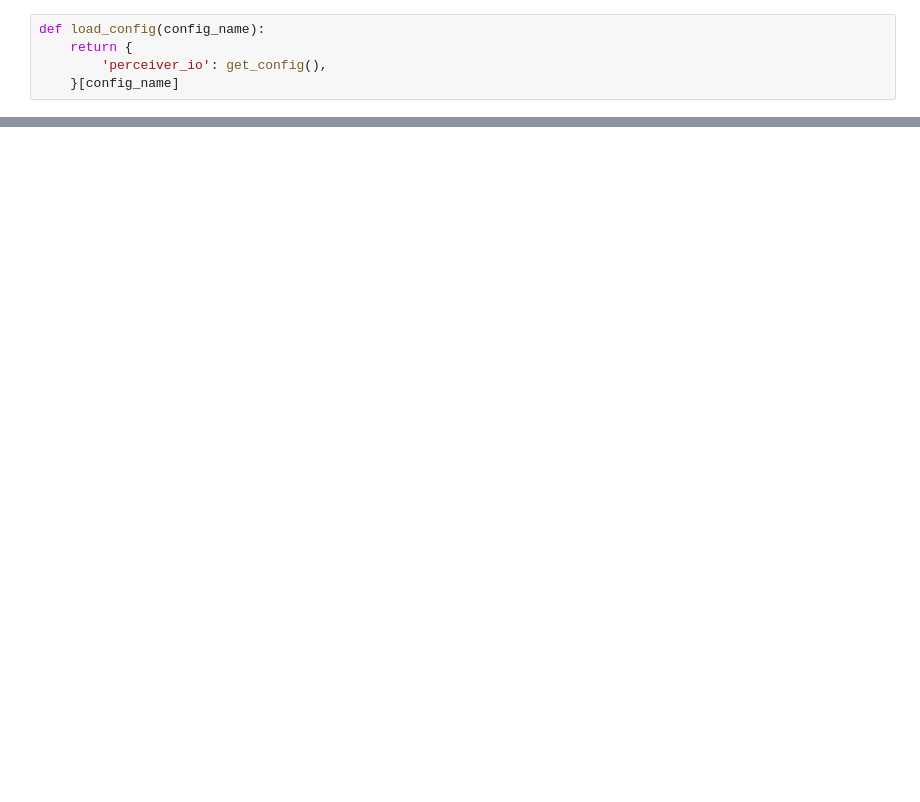
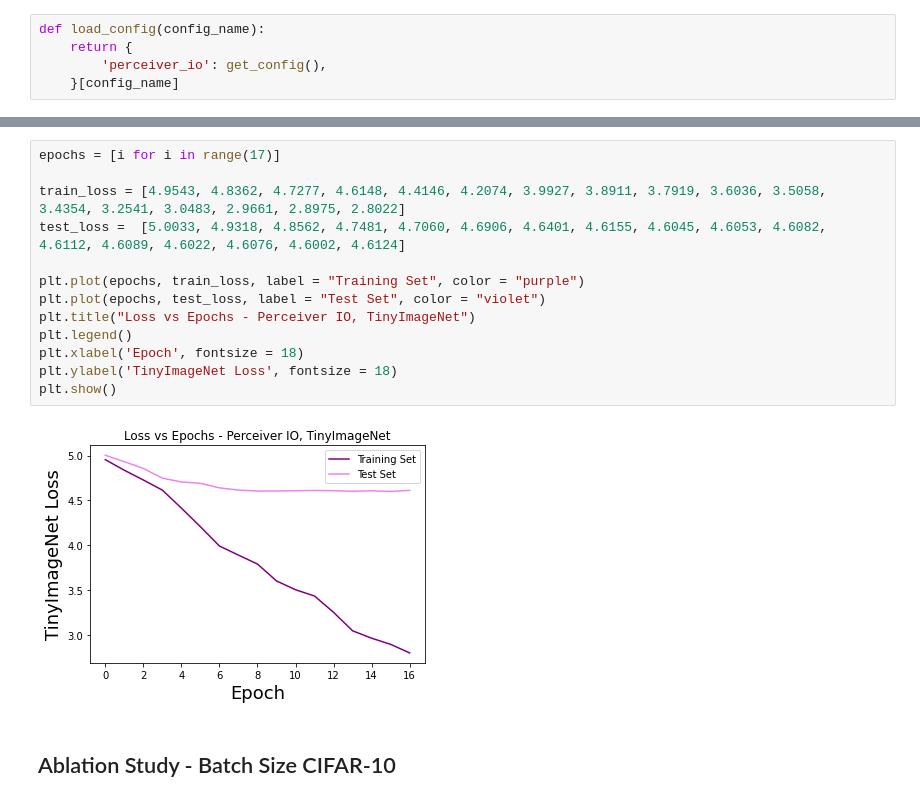
Before and after one commit to 395t/coding-assignment-week-8-vit-2, a Jupyter notebook: notebooks/PerceiverIO/PerceiverIOTraining.ipynb, the cells around one changed output, grey strips where cells are left out. Drawn from its saved outputs; the diff is of its cells as text; blank space fills up the shorter version.

```diff
--- a/notebooks/PerceiverIO/PerceiverIOTraining.ipynb
+++ b/notebooks/PerceiverIO/PerceiverIOTraining.ipynb
@@ -296 +449,18 @@ epoch 19 Test accuracy: 0.3333 loss: 2.0762
+# %%
+epochs = [i for i in range(17)]
+
+train_loss = [4.9543, 4.8362, 4.7277, 4.6148, 4.4146, 4.2074, 3.9927, 3.8911, 3.7919, 3.6036, 3.5058, 3.4354, 3.2541, 3.0483, 2.9661, 2.8975, 2.8022]
+test_loss =  [5.0033, 4.9318, 4.8562, 4.7481, 4.7060, 4.6906, 4.6401, 4.6155, 4.6045, 4.6053, 4.6082, 4.6112, 4.6089, 4.6022, 4.6076, 4.6002, 4.6124]
+
+plt.plot(epochs, train_loss, label = "Training Set", color = "purple")
+plt.plot(epochs, test_loss, label = "Test Set", color = "violet")
+plt.title("Loss vs Epochs - Perceiver IO, TinyImageNet")
+plt.legend()
+plt.xlabel('Epoch', fontsize = 18)
+plt.ylabel('TinyImageNet Loss', fontsize = 18)
+plt.show()
+# %% [output]
+[figure, added]
+# %% [markdown]
+## Ablation Study - Batch Size CIFAR-10
 # %%
```
Also changed, not shown: parts of 19 cells of this notebook, 9 other files.
